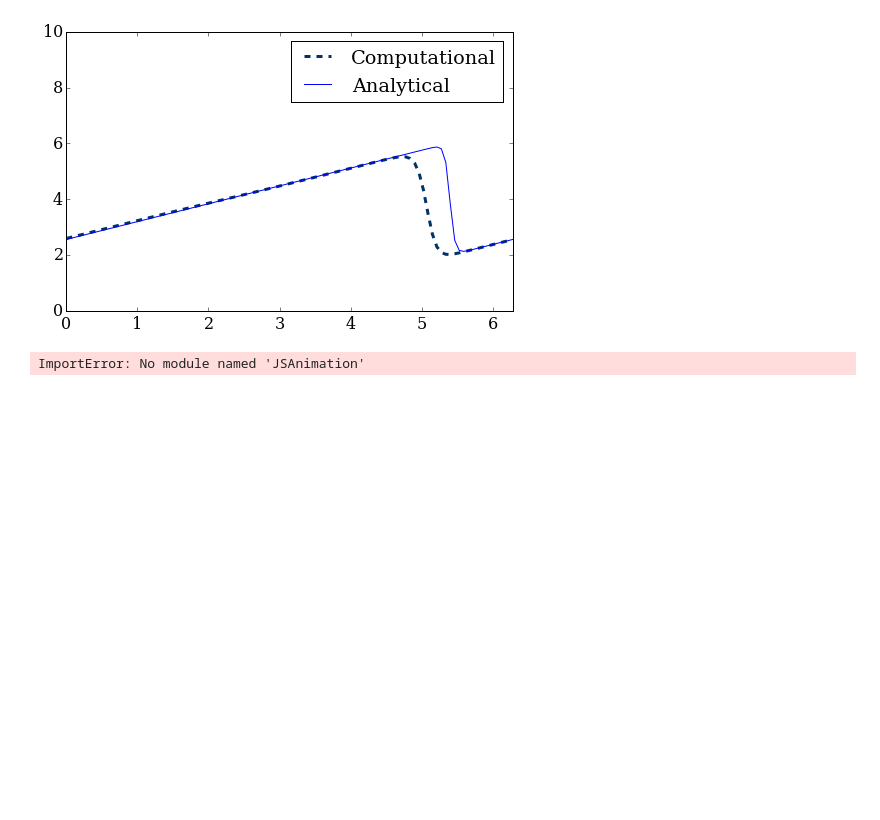
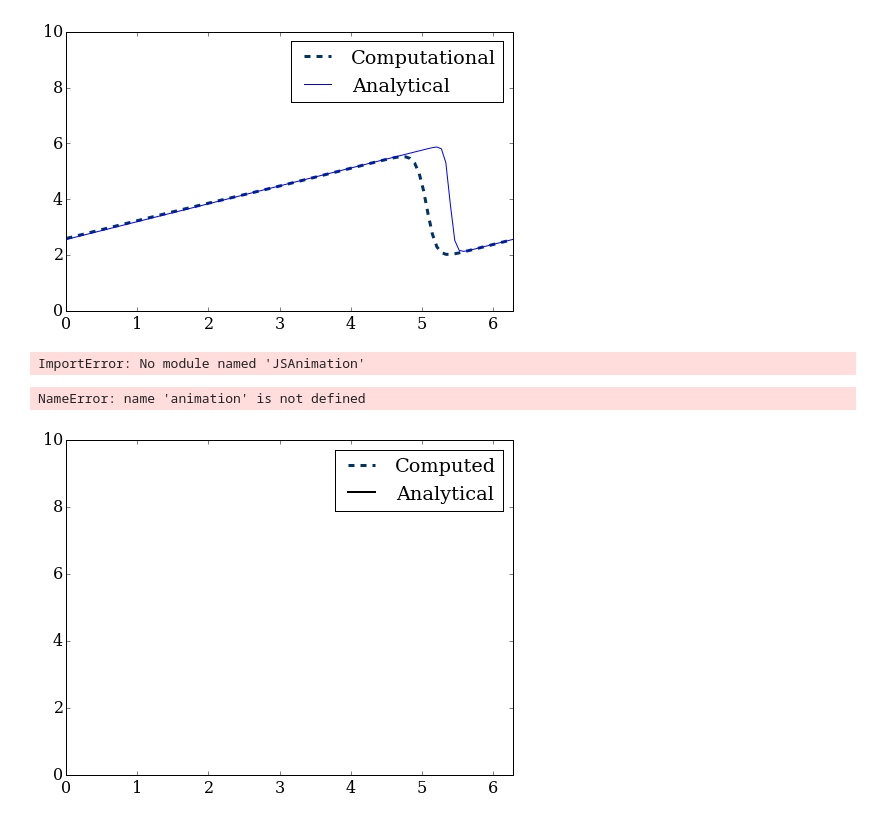
Before and after one commit to cdigangi8/working_dir, a Jupyter notebook: working/Module_2.04.ipynb, the cells around one changed output. Cells and saved outputs as stored; diff of their text form; code cells hidden in the pictures; blank space fills up the shorter version.

```diff
--- a/working/Module_2.04.ipynb
+++ b/working/Module_2.04.ipynb
@@ -163,19 +163,27 @@ ImportError: No module named 'JSAnimation'
 u = numpy.asarray([u_lamb(t,x0,nu) for x0 in x])
 # %%
 fig = pyplot.figure(figsize=(8,6))
-ax = pyplot.ax(xlim=(0,2*numpy.pi), ylim=(0,10))
+ax = pyplot.axes(xlim=(0,2*numpy.pi), ylim=(0,10))
 line = ax.plot([],[], color='#003366', ls='--', lw=3)[0]
 line2 = ax.plot([],[], 'k-', lw=2)[0]
 pyplot.legend(['Computed', 'Analytical'])
 
 def burgers(n):
     u[1:-1] = un[1:-1] - un[1:-1]*dt/dx*(un[1:-1]-un[:-2]) + nu*dt/dx**2*\
     (un[2:] - 2*un[1:-1] + un[:-2])
 
     u[0] = un[0] - un[0] * dt/dx * (un[0] - un[-1]) + nu*dt/dx**2*\
     (un[1] - 2*un[0] + un[-1])
 
     u[-1] = un[-1] - un[-1] * dt/dx * (un[-1] - un[-2]) + nu*dt/dx**2*\
     (un[0] - 2*un[-1] + un[-2])
 
     u_analytical = numpy.asarray([u_lamb(nt*dt, xi,nu) for xi in x])
+
+    line.set_data(x,u)
+    line2.set_data(x,u_analytical)
+
+animation.FuncAnimation(fig, burgers, frames=nt, interval=100)
+# %% [output]
+NameError: name 'animation' is not defined
+[figure, added]
```
Also changed, not shown: parts of 2 cells of this notebook.
